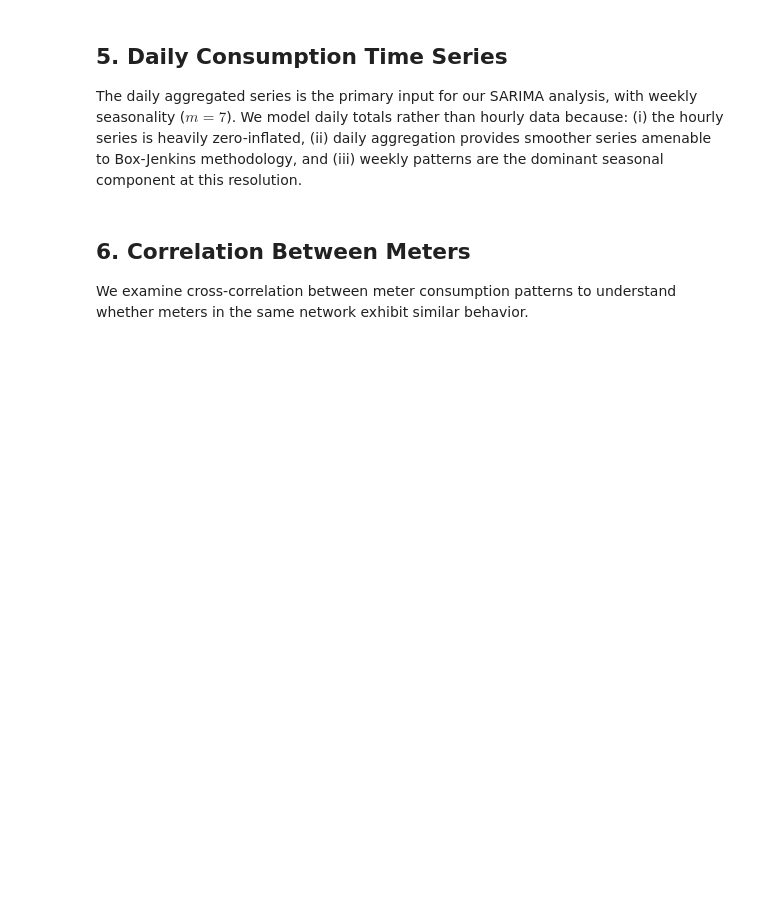
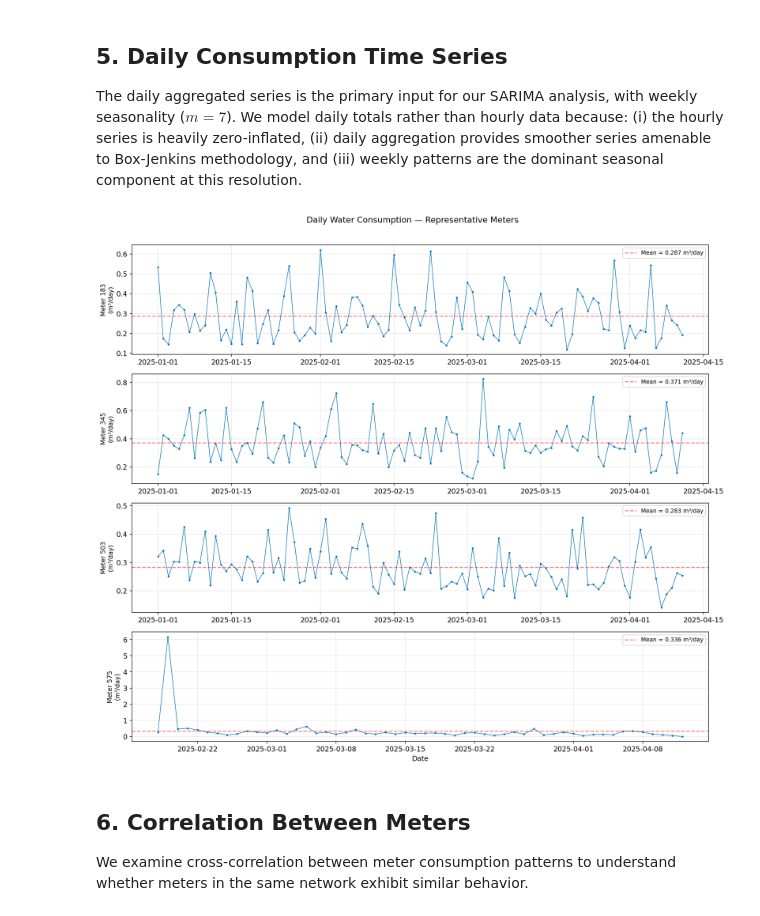
Before and after one commit to battles5/box-jenkins-water-ts, a Jupyter notebook: src/01_eda.ipynb, the cells around one changed output. Saved outputs shown, nothing was run; the diff lists cells and outputs as text; code cells hidden in the pictures; blank space fills up the shorter version.

```diff
--- a/src/01_eda.ipynb
+++ b/src/01_eda.ipynb
@@ -184,20 +208,22 @@ The daily aggregated series is the primary input for our SARIMA analysis, with w
 # %%
 # Daily consumption for a subset of representative meters
 showcase = [183, 345, 503, 575]  # diverse consumption levels
 fig, axes = plt.subplots(len(showcase), 1, figsize=(14, 3 * len(showcase)), sharex=False)
 for i, mid in enumerate(showcase):
     m = daily[daily["meter_id"] == mid].set_index("date").sort_index()
     axes[i].plot(m.index, m["daily_consumption"], "o-", markersize=2, linewidth=0.8)
     axes[i].axhline(m["daily_consumption"].mean(), color="red", linestyle="--", alpha=0.5,
                      label=f"Mean = {m['daily_consumption'].mean():.3f} m³/day")
     axes[i].set_ylabel(f"Meter {mid}\n(m³/day)", fontsize=10)
     axes[i].legend(fontsize=9, loc="upper right")
 axes[-1].set_xlabel("Date")
-fig.suptitle("Daily Water Consumption — Representative Meters", fontsize=13, y=1.01)
+fig.suptitle("Daily Water Consumption - Representative Meters", fontsize=13, y=1.01)
 fig.tight_layout()
 fig.savefig(os.path.join(OUTPUT_FIGURES, "eda_daily_series.png"), dpi=200, bbox_inches="tight")
 fig.savefig(os.path.join(OUTPUT_FIGURES, "eda_daily_series.pdf"), dpi=300, bbox_inches="tight")
 plt.show()
+# %% [output]
+[figure, added]
 # %% [markdown]
 ## 6. Correlation Between Meters
 
```
Also changed, not shown: parts of 8 cells of this notebook, 13 other files.
